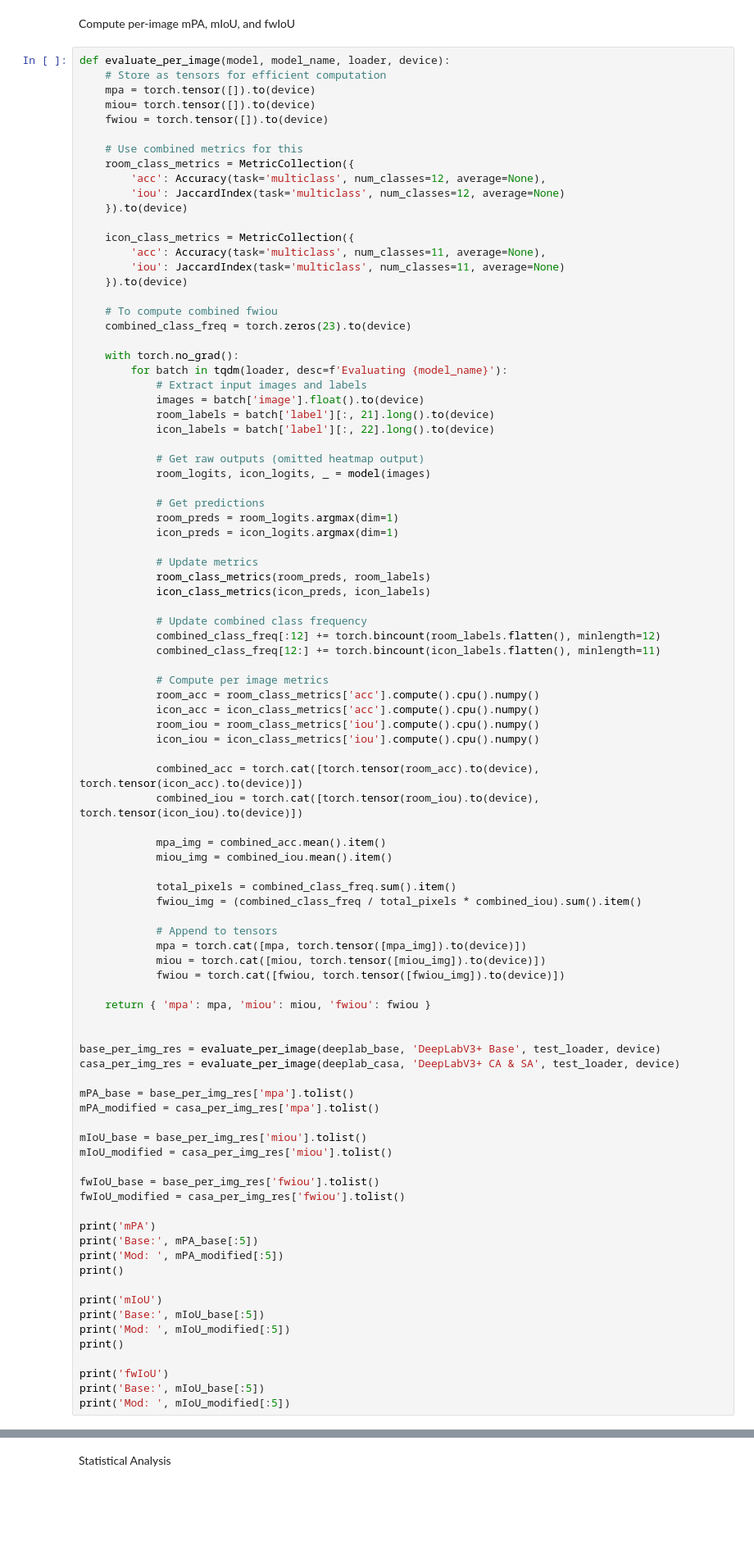
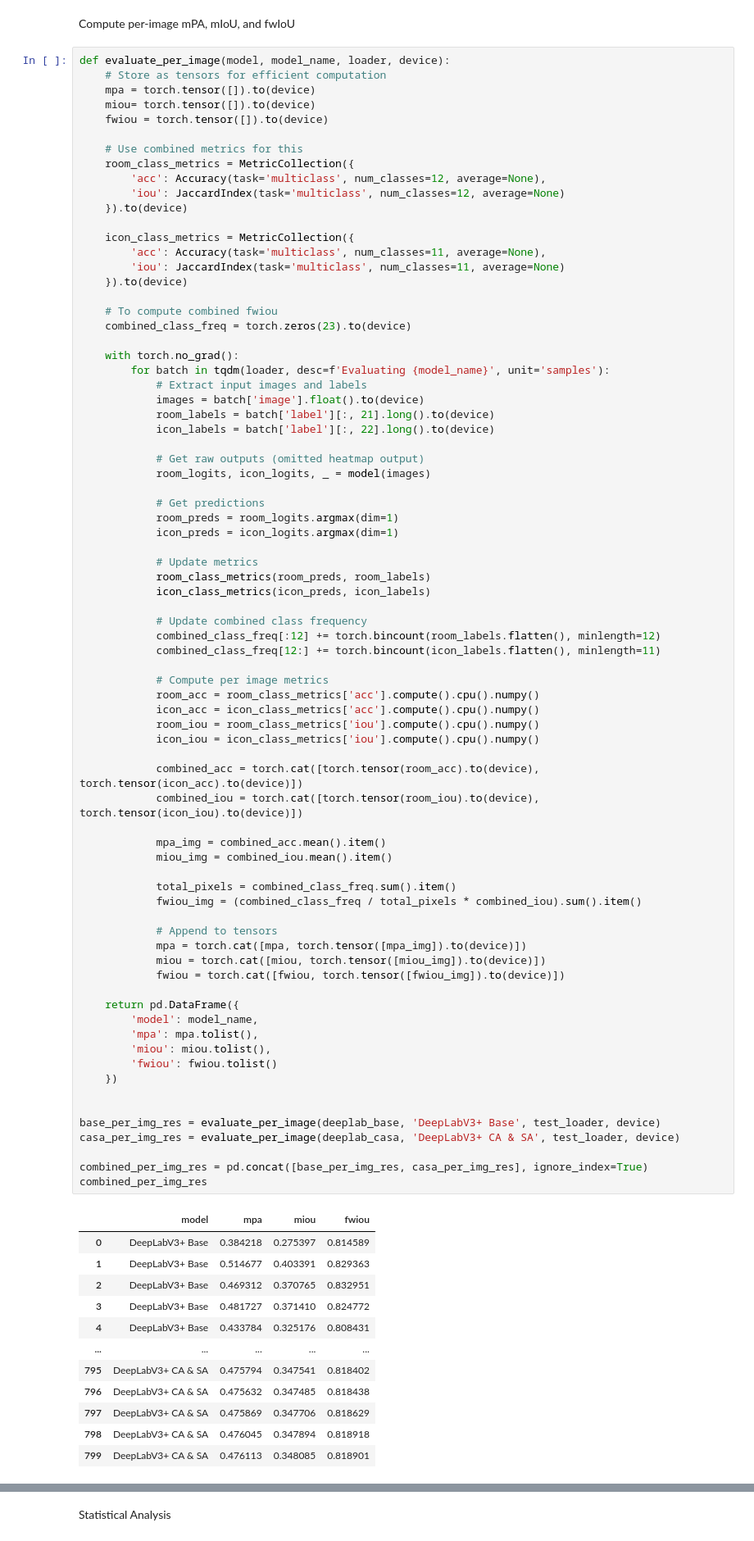
Before and after one commit to rimvelvet31/deeplabv3plus_cubicasa, a Jupyter notebook: test.ipynb, the cells around one changed output, grey strips where cells are left out. Shown at 82% size. Saved outputs shown, nothing was run; the diff lists cells and outputs as text; blank space fills up the shorter version.

```diff
--- a/test.ipynb
+++ b/test.ipynb
@@ -323,7 +452,7 @@ def evaluate_per_image(model, model_name, loader, device):
     combined_class_freq = torch.zeros(23).to(device)
 
     with torch.no_grad():
-        for batch in tqdm(loader, desc=f'Evaluating {model_name}'):
+        for batch in tqdm(loader, desc=f'Evaluating {model_name}', unit='samples'):
             # Extract input images and labels
             images = batch['image'].float().to(device)
             room_labels = batch['label'][:, 21].long().to(device)
@@ -342,53 +471,51 @@ def evaluate_per_image(model, model_name, loader, device):
 
             # Update combined class frequency
             combined_class_freq[:12] += torch.bincount(room_labels.flatten(), minlength=12)
             combined_class_freq[12:] += torch.bincount(icon_labels.flatten(), minlength=11)
 
             # Compute per image metrics
             room_acc = room_class_metrics['acc'].compute().cpu().numpy()
             icon_acc = icon_class_metrics['acc'].compute().cpu().numpy()
             room_iou = room_class_metrics['iou'].compute().cpu().numpy()
             icon_iou = icon_class_metrics['iou'].compute().cpu().numpy()
 
             combined_acc = torch.cat([torch.tensor(room_acc).to(device), torch.tensor(icon_acc).to(device)])
             combined_iou = torch.cat([torch.tensor(room_iou).to(device), torch.tensor(icon_iou).to(device)])
 
             mpa_img = combined_acc.mean().item()
             miou_img = combined_iou.mean().item()
 
             total_pixels = combined_class_freq.sum().item()
             fwiou_img = (combined_class_freq / total_pixels * combined_iou).sum().item()
 
             # Append to tensors
             mpa = torch.cat([mpa, torch.tensor([mpa_img]).to(device)])
             miou = torch.cat([miou, torch.tensor([miou_img]).to(device)])
             fwiou = torch.cat([fwiou, torch.tensor([fwiou_img]).to(device)])
 
-    return { 'mpa': mpa, 'miou': miou, 'fwiou': fwiou }
+    return pd.DataFrame({
+        'model': model_name,
+        'mpa': mpa.tolist(),
+        'miou': miou.tolist(),
+        'fwiou': fwiou.tolist()
+    })
 
 
 base_per_img_res = evaluate_per_image(deeplab_base, 'DeepLabV3+ Base', test_loader, device)
 casa_per_img_res = evaluate_per_image(deeplab_casa, 'DeepLabV3+ CA & SA', test_loader, device)
 
-mPA_base = base_per_img_res['mpa'].tolist()
-mPA_modified = casa_per_img_res['mpa'].tolist()
-
-mIoU_base = base_per_img_res['miou'].tolist()
-mIoU_modified = casa_per_img_res['miou'].tolist()
-
-fwIoU_base = base_per_img_res['fwiou'].tolist()
-fwIoU_modified = casa_per_img_res['fwiou'].tolist()
-
-print('mPA')
-print('Base:', mPA_base[:5])
-print('Mod: ', mPA_modified[:5])
-print()
-
-print('mIoU')
-print('Base:', mIoU_base[:5])
-print('Mod: ', mIoU_modified[:5])
-print()
-
-print('fwIoU')
-print('Base:', mIoU_base[:5])
-print('Mod: ', mIoU_modified[:5])
+combined_per_img_res = pd.concat([base_per_img_res, casa_per_img_res], ignore_index=True)
+combined_per_img_res
+# %% [output]
+|  | model | mpa | miou | fwiou |
+| 0 | DeepLabV3+ Base | 0.384218 | 0.275397 | 0.814589 |
+| 1 | DeepLabV3+ Base | 0.514677 | 0.403391 | 0.829363 |
+| 2 | DeepLabV3+ Base | 0.469312 | 0.370765 | 0.832951 |
+| 3 | DeepLabV3+ Base | 0.481727 | 0.371410 | 0.824772 |
+| 4 | DeepLabV3+ Base | 0.433784 | 0.325176 | 0.808431 |
+| ... | ... | ... | ... | ... |
+| 795 | DeepLabV3+ CA & SA | 0.475794 | 0.347541 | 0.818402 |
+| 796 | DeepLabV3+ CA & SA | 0.475632 | 0.347485 | 0.818438 |
+| 797 | DeepLabV3+ CA & SA | 0.475869 | 0.347706 | 0.818629 |
+| 798 | DeepLabV3+ CA & SA | 0.476045 | 0.347894 | 0.818918 |
+| 799 | DeepLabV3+ CA & SA | 0.476113 | 0.348085 | 0.818901 |
```
Also changed, not shown: parts of 25 cells of this notebook, 1 other file.
